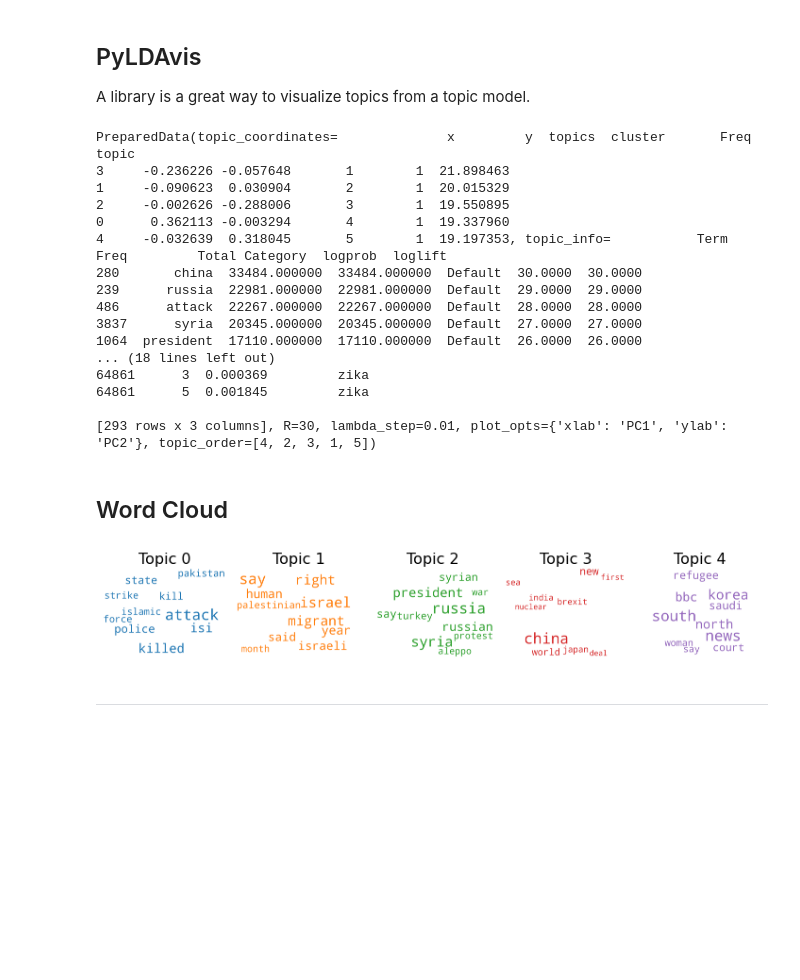
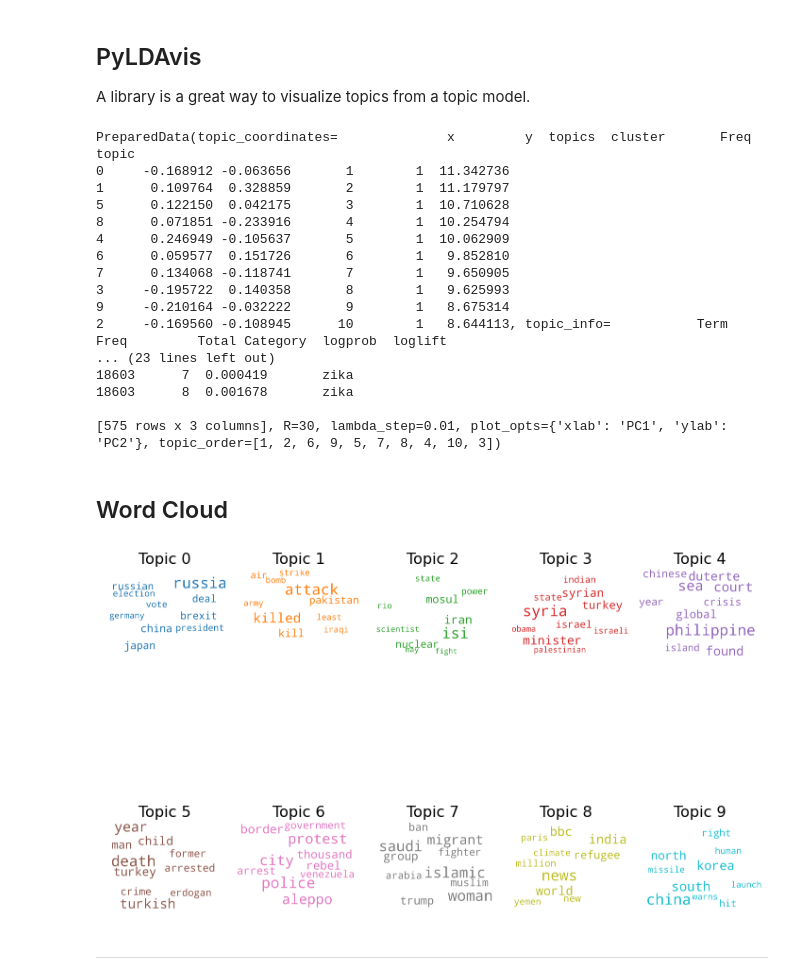
Before and after one commit to norahahr/TMproject, a Jupyter notebook: LDA.ipynb, the cells around one changed output. Cells and saved outputs as stored; diff of their text form; code cells hidden in the pictures; blank space fills up the shorter version.

```diff
--- a/LDA.ipynb
+++ b/LDA.ipynb
@@ -181,4 +167,0 @@ We are sentence embeddings by averaging the pre-trained word embeddings from the
-# %%
-# The goal is to be able to read the GoogleNews from its URL but haven't found a simple way to read a
-# bin.gz file from URL yet.
-model = gensim.models.KeyedVectors.load_word2vec_format('data/GoogleNews-vectors-negative300.bin.gz', binary=True)
@@ -380,12 +230,12 @@ reddit_dict.token2id
 
 reddit_BOW = [reddit_dict.doc2bow(headline) for headline in reddit_pp['Headline']]
 # %%
-#LDA - first attempt
-#As a starting point, I’ve fit a model with 5 topics and 10 passes.
+#LDA
+#For the final model, I’ve fit a model with 10 topics and 10 passes.
 
 from gensim.models.ldamodel import LdaModel
 
-k = 5
+k = 10
 reddit_lda = LdaModel(reddit_BOW,
                       num_topics = k,
                       id2word = reddit_dict,
@@ -417,21 +277,21 @@ vis
 # %% [output]
 PreparedData(topic_coordinates=              x         y  topics  cluster       Freq
 topic
-3     -0.236226 -0.057648       1        1  21.898463
-1     -0.090623  0.030904       2        1  20.015329
-2     -0.002626 -0.288006       3        1  19.550895
-0      0.362113 -0.003294       4        1  19.337960
-4     -0.032639  0.318045       5        1  19.197353, topic_info=           Term          Freq         Total Category  logprob  loglift
-280       china  33484.000000  33484.000000  Default  30.0000  30.0000
-239      russia  22981.000000  22981.000000  Default  29.0000  29.0000
-486      attack  22267.000000  22267.000000  Default  28.0000  28.0000
-3837      syria  20345.000000  20345.000000  Default  27.0000  27.0000
-1064  president  17110.000000  17110.000000  Default  26.0000  26.0000
-... (18 lines left out)
-64861      3  0.000369         zika
-64861      5  0.001845         zika
+0     -0.168912 -0.063656       1        1  11.342736
+1      0.109764  0.328859       2        1  11.179797
+5      0.122150  0.042175       3        1  10.710628
+8      0.071851 -0.233916       4        1  10.254794
+4      0.246949 -0.105637       5        1  10.062909
+6      0.059577  0.151726       6        1   9.852810
+7      0.134068 -0.118741       7        1   9.650905
+3     -0.195722  0.140358       8        1   9.625993
+9     -0.210164 -0.032222       9        1   8.675314
+2     -0.169560 -0.108945      10        1   8.644113, topic_info=           Term          Freq         Total Category  logprob  loglift
+... (23 lines left out)
+18603      7  0.000419       zika
+18603      8  0.001678       zika
 
-[293 rows x 3 columns], R=30, lambda_step=0.01, plot_opts={'xlab': 'PC1', 'ylab': 'PC2'}, topic_order=[4, 2, 3, 1, 5])
+[575 rows x 3 columns], R=30, lambda_step=0.01, plot_opts={'xlab': 'PC1', 'ylab': 'PC2'}, topic_order=[1, 2, 6, 9, 5, 7, 8, 4, 10, 3])
 # %% [markdown]
 ## Word Cloud
 # %%
@@ -442,35 +302,35 @@ import matplotlib.colors as mcolors
 
 cols = [color for name, color in mcolors.TABLEAU_COLORS.items()]  # more colors: 'mcolors.XKCD_COLORS'
 
 cloud = WordCloud(
                   background_color='white',
                   width=2500,
                   height=1800,
                   max_words=10,
                   colormap='tab10',
                   color_func=lambda *args, **kwargs: cols[i],
                   prefer_horizontal=1.0)
 
 topics = reddit_lda.show_topics(formatted=False)
 
-fig, axes = plt.subplots(1, 5, figsize=(10,10), sharex=True, sharey=True)
+fig, axes = plt.subplots(2, 5, figsize=(10,10), sharex=True, sharey=True)
 
 for i, ax in enumerate(axes.flatten()):
     fig.add_subplot(ax)
     topic_words = dict(topics[i][1])
     cloud.generate_from_frequencies(topic_words, max_font_size=300)
     plt.gca().imshow(cloud)
     plt.gca().set_title('Topic ' + str(i), fontdict=dict(size=16))
     plt.gca().axis('off')
 
 
 plt.subplots_adjust(wspace=0, hspace=0)
 plt.axis('off')
 plt.margins(x=0, y=0)
 plt.tight_layout()
 plt.show()
 # %% [output]
-[figure, old version]
+[figure, new version]
 # %% [markdown]
 ---
 # %% [markdown]
```
Also changed, not shown: parts of 25 cells of this notebook.
